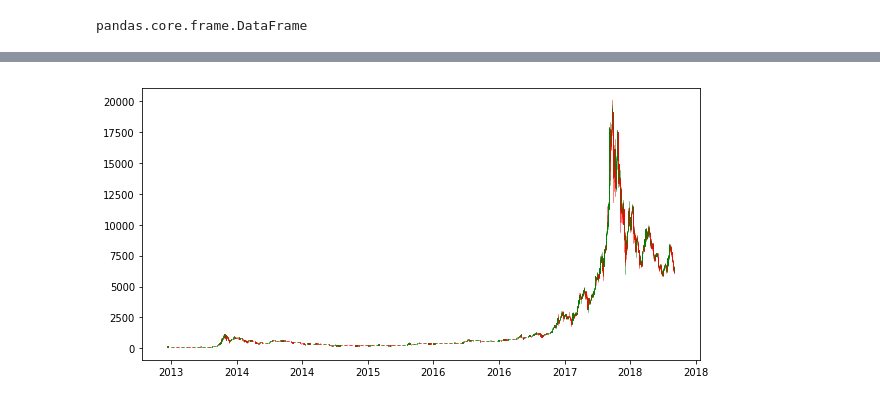
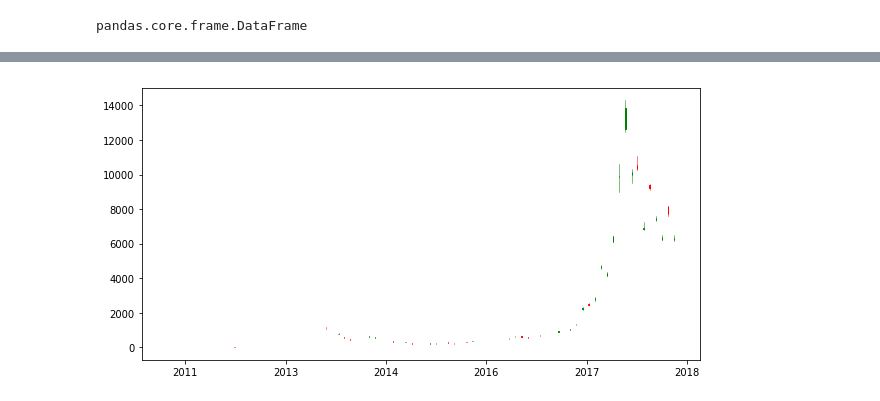
Before and after one commit to Jash-1/Bitcoin-Prediction, a Jupyter notebook: Bitcoin Prediction.ipynb, the cells around one changed output, grey strips where cells are left out. Drawn from its saved outputs; the diff is of its cells as text; code cells hidden in the pictures.

```diff
--- a/Bitcoin Prediction.ipynb
+++ b/Bitcoin Prediction.ipynb
@@ -17,3 +15,6 @@ bh = pd.read_html("https://coinmarketcap.com/currencies/bitcoin/historical-data/
+# %%
+#importing the dataset
+bh = quandl.get("BCHARTS/BITSTAMPUSD", authtoken= "MkSMzJtDBEVXHyQDKgF_", collapse="monthly")
 # %%
 bh.head(5)
 # %% [output]
@@ -41,7 +43,8 @@ Market Cap      int64
 dtype: object
 # %%
-#converting necessary datat types
-bh['Date'] = pd.to_datetime(bh['Date'])
+#converting necessary datat types from index
+bh['year']=bh.index
+bh.reset_index(level=0,inplace=True )
 # %%
 bh.dtypes
 # %% [output]
@@ -56,7 +70,7 @@ dtype: object
 # %%
 # The prophet expects to be a ds column  that contains the datetime field
 #and a y column that contains the value we are wanting to forecast.
-bh = bh.rename(columns={'Date': 'ds', 'Close**': 'y'})
+bh = bh.rename(columns={'Date': 'ds', 'Close': 'y'})
 # %%
 bh.tail(5)
 # %% [output]
@@ -119,11 +134,10 @@ model.plot_components(forecast)
 # %%
 #Candelstick Open High Low Close (OHLC graph) for stock visualization
 import matplotlib.dates as mdates
-bh["ds"] = bh["ds"].apply(mdates.date2num)
 
-ohlc= bh[['ds', 'Open*', 'High', 'Low','y']].copy()
+ohlc= bh[['ds', 'Open', 'High', 'Low','y']].copy()
 f1, ax = plt.subplots(figsize = (10,5))
-candlestick_ohlc(ax, ohlc.values, width=.6, colorup='green', colordown='red')
+candlestick_ohlc(ax, ohlc.values, width=.8, colorup='green', colordown='red')
 ax.xaxis.set_major_formatter(mdates.DateFormatter('%Y'))
 # %% [output]
-[figure, old version]
+[figure, new version]
```
Also changed, not shown: parts of 13 cells of this notebook.
